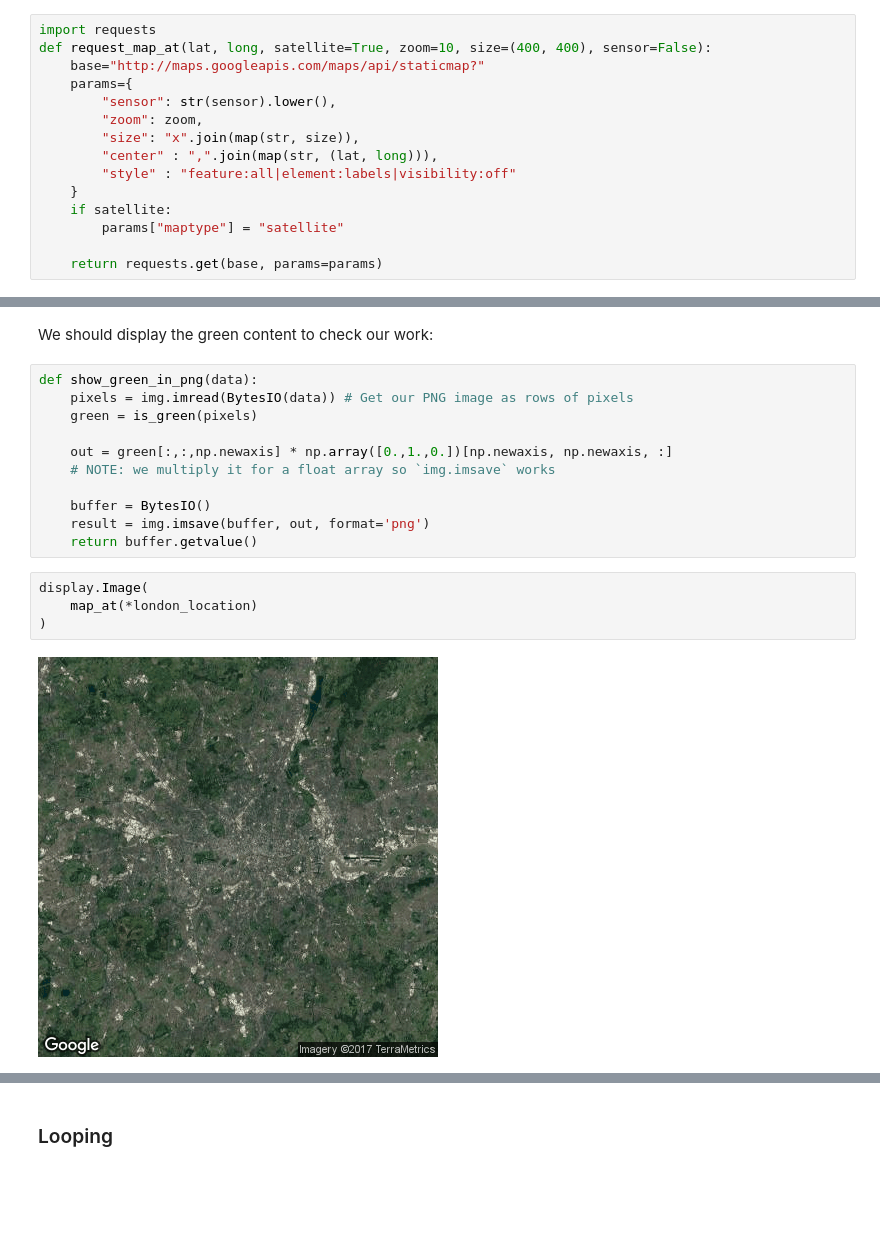
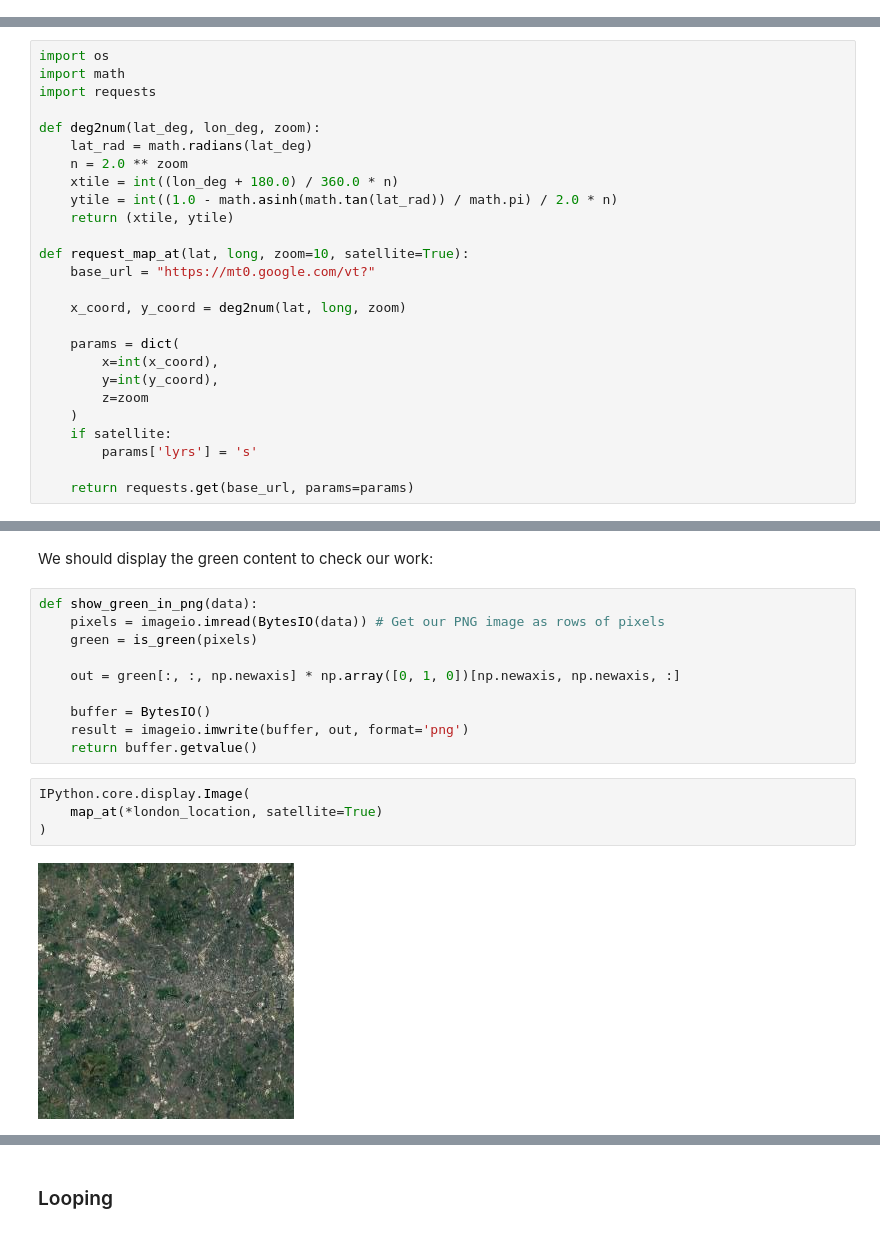
Before and after one commit to UCL-RITS/doctoral-programming-intro, a Jupyter notebook: notebooks/010exemplar.ipynb, the cells around one changed output, grey strips where cells are left out. Cells and saved outputs as stored; diff of their text form; blank space fills up the shorter version.

```diff
--- a/notebooks/010exemplar.ipynb
+++ b/notebooks/010exemplar.ipynb
@@ -92,15 +87,0 @@ We'll probably end up working out these URLS quite a bit. So we'll make ourselve
-# %%
-import requests
-def request_map_at(lat, long, satellite=True, zoom=10, size=(400, 400), sensor=False):
-    base="http://maps.googleapis.com/maps/api/staticmap?"
-    params={
-        "sensor": str(sensor).lower(),
-        "zoom": zoom,
-        "size": "x".join(map(str, size)),
-        "center" : ",".join(map(str, (lat, long))),
-        "style" : "feature:all|element:labels|visibility:off"
-    }
-    if satellite:
-        params["maptype"] = "satellite"
-
-    return requests.get(base, params=params)
@@ -107,3 +94,29 @@ def request_map_at(lat, long, satellite=True, zoom=10, size=(400, 400), sensor=F
+# %%
+import os
+import math
+import requests
+
+def deg2num(lat_deg, lon_deg, zoom):
+    lat_rad = math.radians(lat_deg)
+    n = 2.0 ** zoom
+    xtile = int((lon_deg + 180.0) / 360.0 * n)
+    ytile = int((1.0 - math.asinh(math.tan(lat_rad)) / math.pi) / 2.0 * n)
+    return (xtile, ytile)
+
+def request_map_at(lat, long, zoom=10, satellite=True):
+    base_url = "https://mt0.google.com/vt?"
+
+    x_coord, y_coord = deg2num(lat, long, zoom)
+
+    params = dict(
+        x=int(x_coord),
+        y=int(y_coord),
+        z=zoom
+    )
+    if satellite:
+        params['lyrs'] = 's'
+
+    return requests.get(base_url, params=params)
 # %%
 map_response = request_map_at(51.5072, -0.1275)
 # %% [markdown]
@@ -218,19 +224,18 @@ array([[  5.15073509e+01,  -1.27758300e-01],
 We should display the green content to check our work:
 # %%
 def show_green_in_png(data):
-    pixels = img.imread(BytesIO(data)) # Get our PNG image as rows of pixels
+    pixels = imageio.imread(BytesIO(data)) # Get our PNG image as rows of pixels
     green = is_green(pixels)
 
-    out = green[:,:,np.newaxis] * np.array([0.,1.,0.])[np.newaxis, np.newaxis, :]
-    # NOTE: we multiply it for a float array so `img.imsave` works
+    out = green[:, :, np.newaxis] * np.array([0, 1, 0])[np.newaxis, np.newaxis, :]
 
     buffer = BytesIO()
-    result = img.imsave(buffer, out, format='png')
+    result = imageio.imwrite(buffer, out, format='png')
     return buffer.getvalue()
 # %%
-display.Image(
-    map_at(*london_location)
+IPython.core.display.Image(
+    map_at(*london_location, satellite=True)
 )
 # %% [output]
-[figure, old version]
+[figure, new version]
 # %%
```
Also changed, not shown: parts of 46 cells of this notebook.
